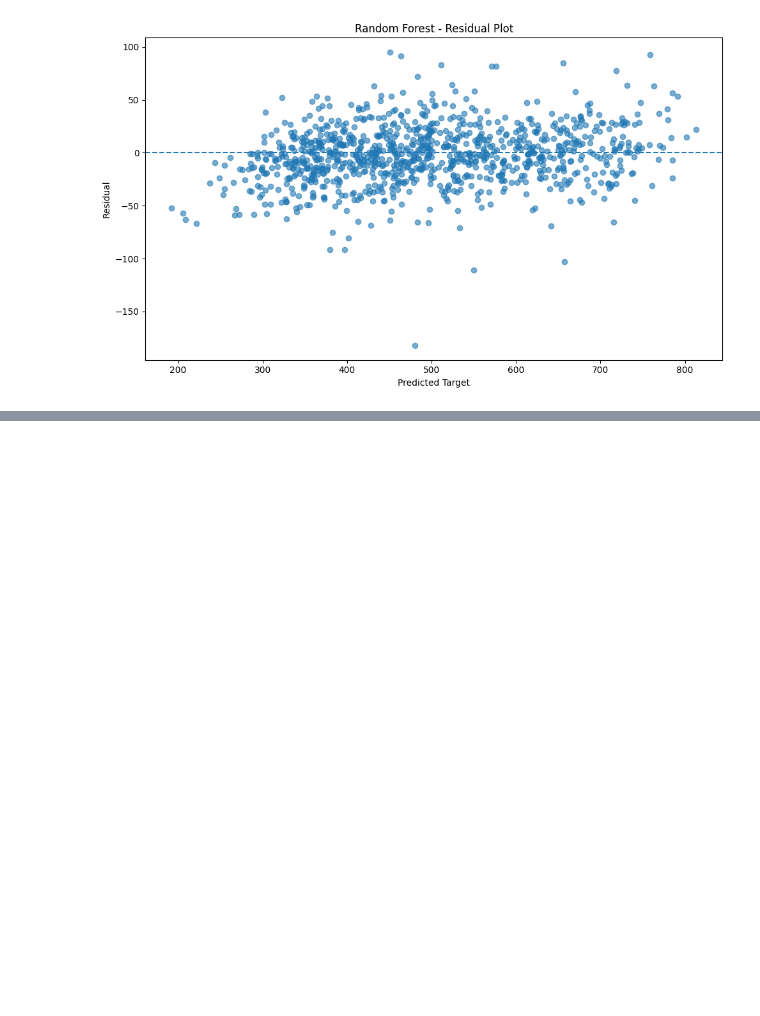
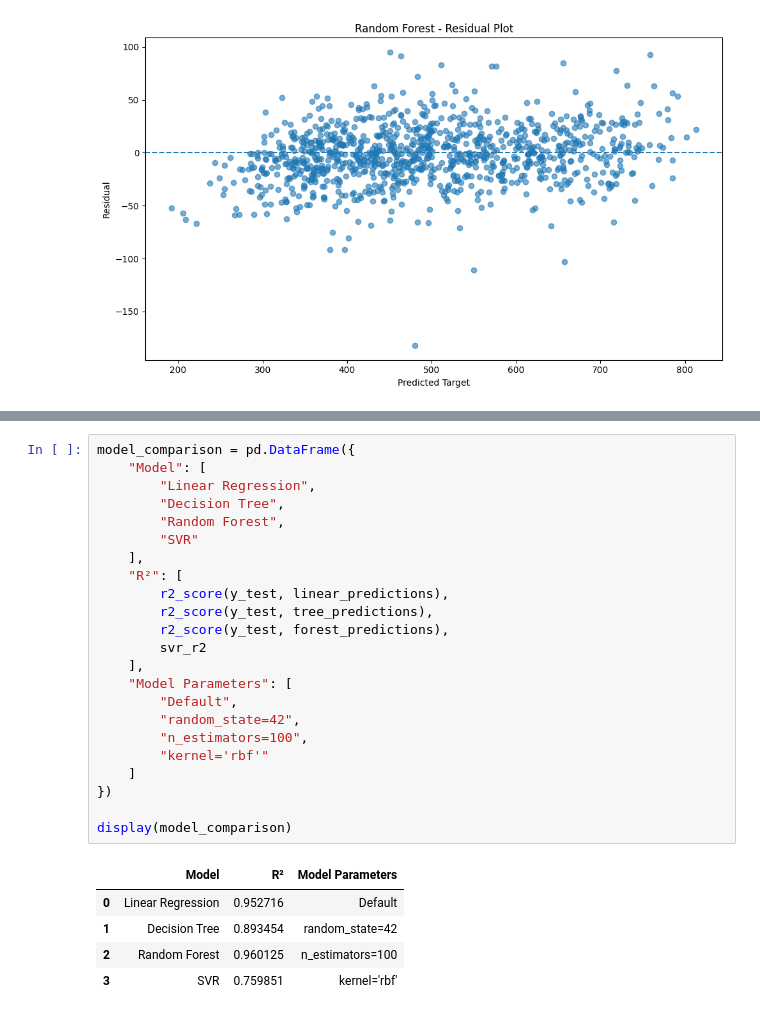
Before and after one commit to Adithya-Biju/MLAssessment, a Jupyter notebook: notebooks/engineer_1/supervised.ipynb, the cells around one changed output, grey strips where cells are left out. Saved outputs shown, nothing was run; the diff lists cells and outputs as text; blank space fills up the shorter version.

```diff
--- a/notebooks/engineer_1/supervised.ipynb
+++ b/notebooks/engineer_1/supervised.ipynb
@@ -242,0 +289,29 @@ residual_plot(
+# %%
+model_comparison = pd.DataFrame({
+    "Model": [
+        "Linear Regression",
+        "Decision Tree",
+        "Random Forest",
+        "SVR"
+    ],
+    "R²": [
+        r2_score(y_test, linear_predictions),
+        r2_score(y_test, tree_predictions),
+        r2_score(y_test, forest_predictions),
+        svr_r2
+    ],
+    "Model Parameters": [
+        "Default",
+        "random_state=42",
+        "n_estimators=100",
+        "kernel='rbf'"
+    ]
+})
+
+display(model_comparison)
+# %% [output]
+|  | Model | R² | Model Parameters |
+| 0 | Linear Regression | 0.952716 | Default |
+| 1 | Decision Tree | 0.893454 | random_state=42 |
+| 2 | Random Forest | 0.960125 | n_estimators=100 |
+| 3 | SVR | 0.759851 | kernel='rbf' |
```
Also changed, not shown: parts of 4 cells of this notebook.
